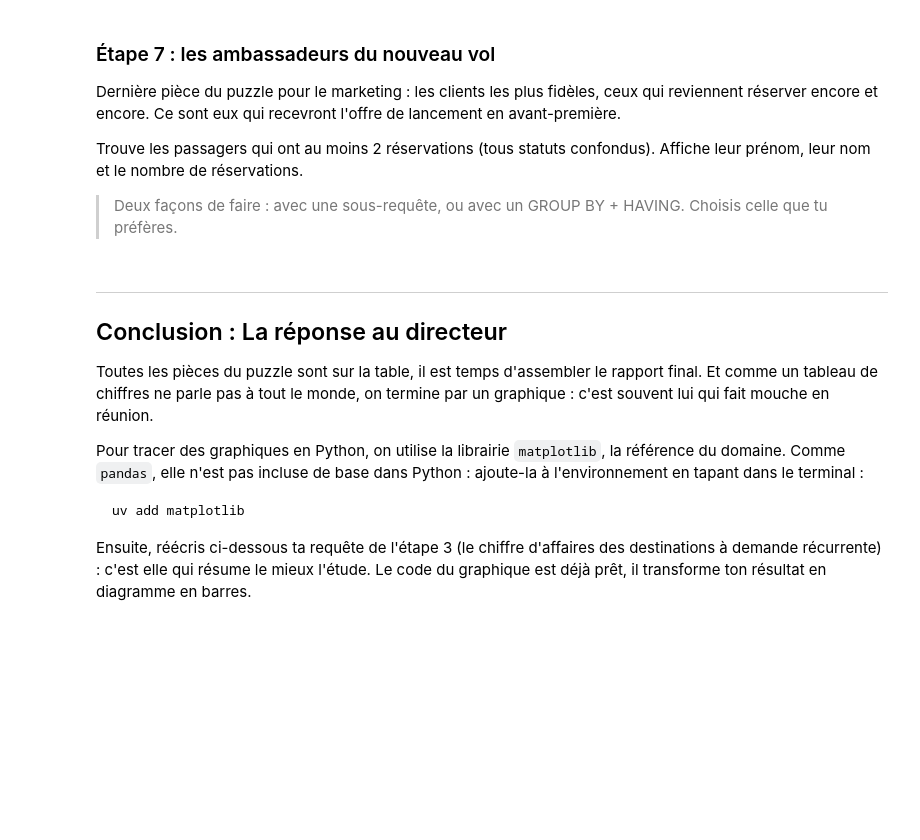
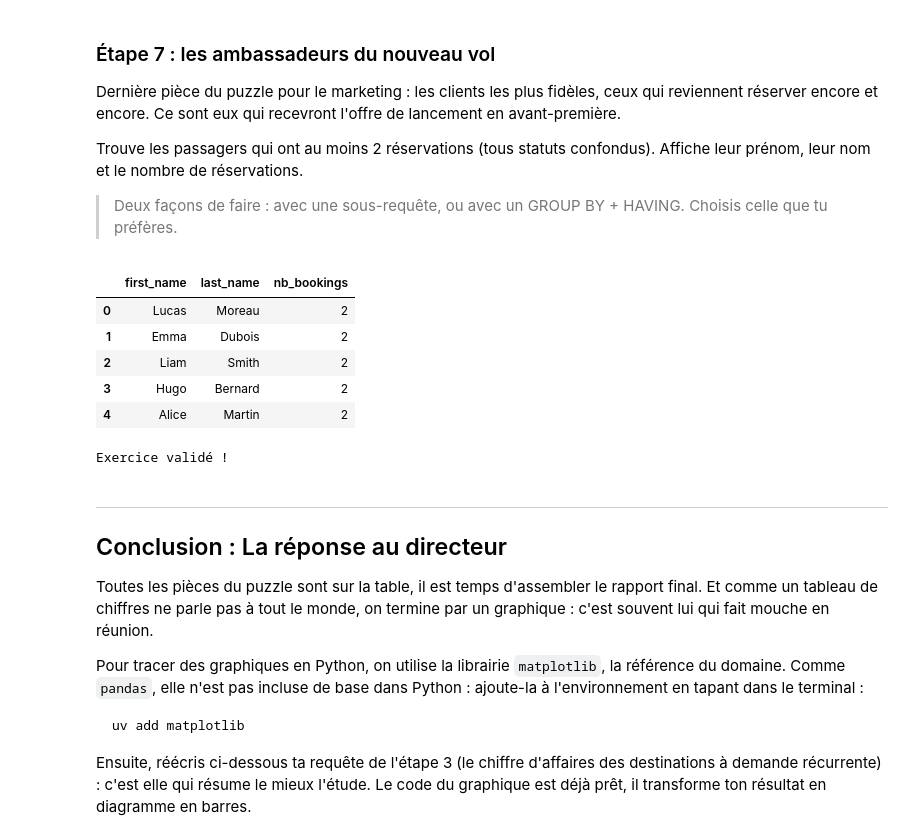
Before and after one commit to smazoyerdatascience/Cahier_Vacances_2026_Machine_Learnia, a Jupyter notebook: Projet_01/projet_01.ipynb, the cells around one changed output. Drawn from its saved outputs; the diff is of its cells as text; code cells hidden in the pictures; blank space fills up the shorter version.

```diff
--- a/Projet_01/projet_01.ipynb
+++ b/Projet_01/projet_01.ipynb
@@ -670,14 +679,27 @@ Trouve les passagers qui ont au moins 2 réservations (tous statuts confondus).
 # %%
 result = query("""
 -- ### START CODE HERE ###
-
+    SELECT passengers.first_name, passengers.last_name, COUNT(bookings.id) AS nb_bookings
+               FROM passengers
+               INNER JOIN bookings
+               ON passengers.id = bookings.passenger_id
+               GROUP BY bookings.passenger_id
+               HAVING COUNT(bookings.id) >= 2
 -- ### END CODE HERE ###
 """)
 display(result)
 
 assert len(result) == 5, f"Il y a 5 passagers avec 2+ réservations, tu en as {len(result)}"
 assert all(result['nb_bookings'] >= 2)
 print("Exercice validé !")
+# %% [output]
+|  | first_name | last_name | nb_bookings |
+| 0 | Lucas | Moreau | 2 |
+| 1 | Emma | Dubois | 2 |
+| 2 | Liam | Smith | 2 |
+| 3 | Hugo | Bernard | 2 |
+| 4 | Alice | Martin | 2 |
+Exercice validé !
 # %% [markdown]
 ---
 
```
Also changed, not shown: parts of 1 cell of this notebook.
